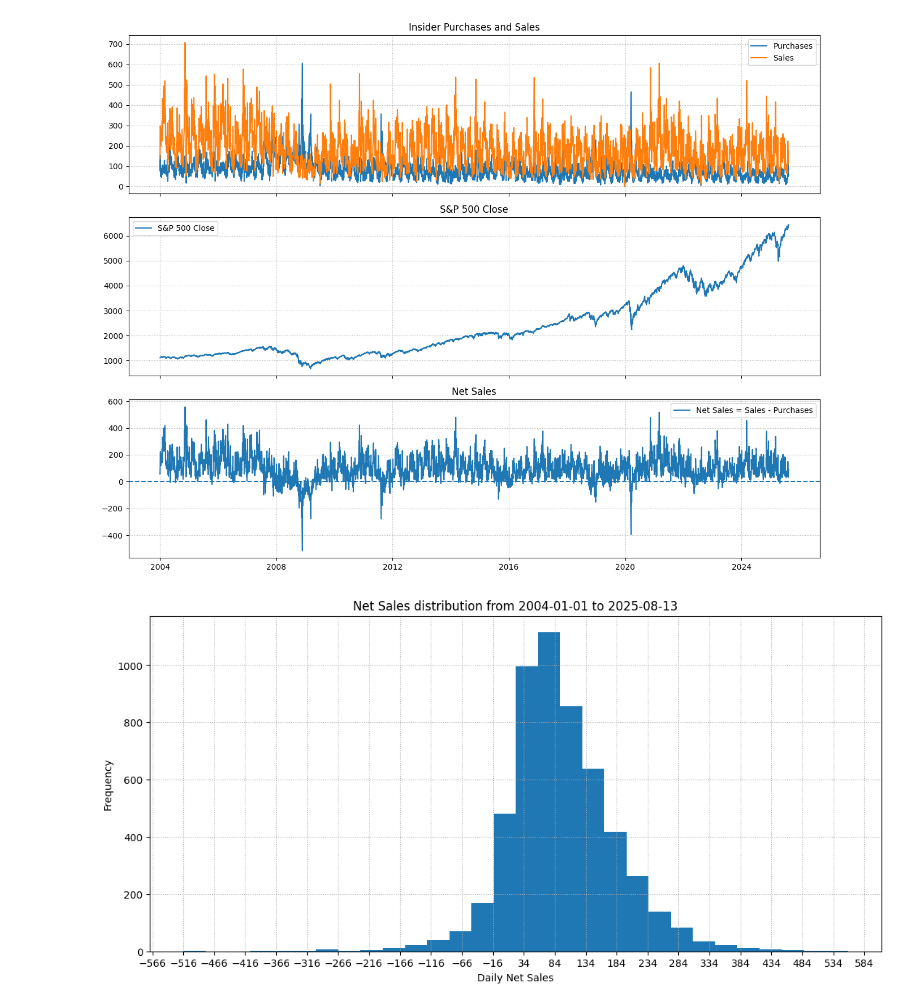
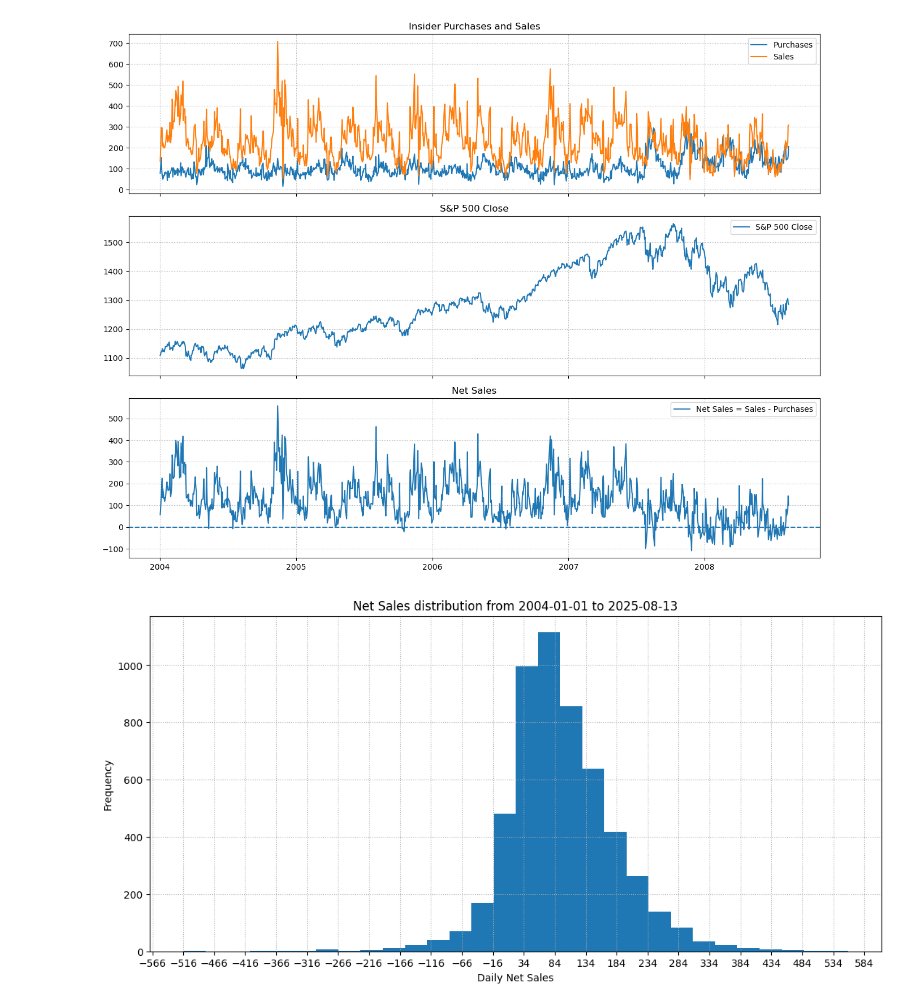
Before and after one commit to tommasomarrucci/insider, a Jupyter notebook: Analysis.ipynb, the cells around one changed output. Drawn from its saved outputs; the diff is of its cells as text; code cells hidden in the pictures.

```diff
--- a/Analysis.ipynb
+++ b/Analysis.ipynb
@@ -8,7 +8,7 @@ spx_path = r"GSPC.csv"
 
 # choose your window
 start_date = "2004-01-01"   # set None to use the earliest
-end_date   = "2025-08-13"   # set None to use the latest
+end_date   = "2008-08-13"   # set None to use the latest
 
 # load data
 ins = pd.read_csv(ins_path, parse_dates=["Date"]).sort_values("Date").set_index("Date")
@@ -20,34 +20,34 @@ ins["Net"] = ins["Sales"] - ins["Purchases"]
 # apply date filter
 s = start_date if start_date is not None else ins.index.min()
 e = end_date   if end_date   is not None else ins.index.max()
 
 ins_win = ins.loc[s:e]
 spx_win = spx.loc[s:e]
 
 # plot
 fig, (ax1, ax2, ax3) = plt.subplots(3, 1, figsize=(13, 10), sharex=True)
 
 ax1.plot(ins_win.index, ins_win["Purchases"], label="Purchases")
 ax1.plot(ins_win.index, ins_win["Sales"], label="Sales")
 ax1.set_title("Insider Purchases and Sales")
 ax1.legend()
 ax1.grid(True, linestyle=":")
 
 ax2.plot(spx_win.index, spx_win["Close"], label="S&P 500 Close")
 ax2.set_title("S&P 500 Close")
 ax2.legend()
 ax2.grid(True, linestyle=":")
 
 ax3.plot(ins_win.index, ins_win["Net"], label="Net Sales = Sales - Purchases")
 ax3.axhline(0, linestyle="--")
 ax3.set_title("Net Sales")
 ax3.legend()
 ax3.grid(True, linestyle=":")
 
 plt.tight_layout()
 plt.show()
 # %% [output]
-[figure, old version]
+[figure, new version]
 # %%
 plt.figure(figsize=(13, 6))
 plt.hist(ins_win["Net"].dropna(), bins=30)
```
Also changed, not shown: parts of 2 cells of this notebook, 1 other file.
